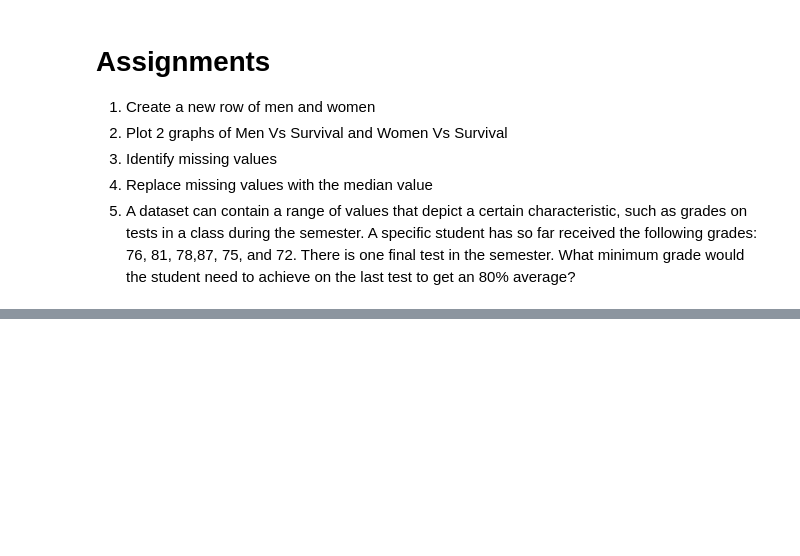
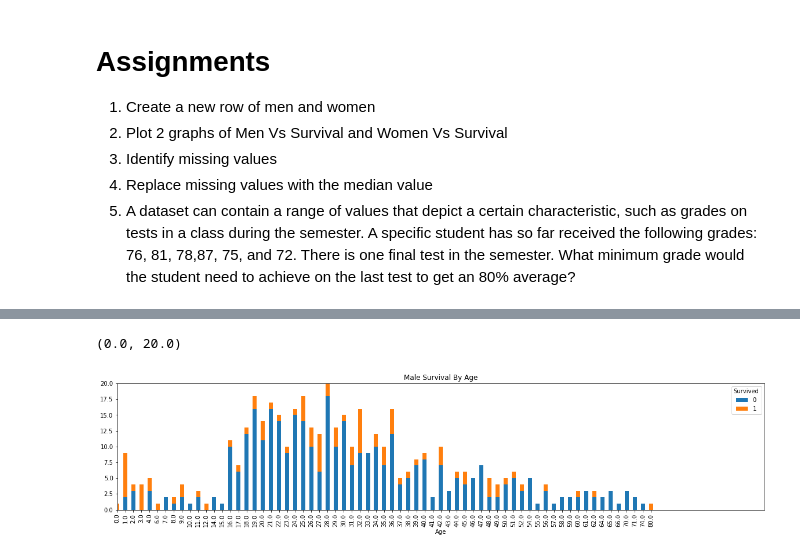
Before and after one commit to kanacb/pythonIN10hrs, a Jupyter notebook: Lesson5.ipynb, the cells around one changed output, grey strips where cells are left out. Drawn from its saved outputs; the diff is of its cells as text; code cells hidden in the pictures; blank space fills up the shorter version.

```diff
--- a/Lesson5.ipynb
+++ b/Lesson5.ipynb
@@ -134,3 +194,6 @@ for feature in feature_list:
 3. Identify missing values
 4. Replace missing values with the median value
 5. A dataset can contain a range of values that depict a certain characteristic, such as grades on tests in a class during the semester. A specific student has so far received the following grades: 76, 81, 78,87, 75, and 72. There is one final test in the semester. What minimum grade would the student need to achieve on the last test to get an 80% average?
+# %%
+men = data_raw[data_raw['Sex']=='male'].round(0)
+men
@@ -136,0 +239,8 @@ for feature in feature_list:
+# %%
+men_plot = men.groupby(['Survived','Age']).size().reset_index().pivot(columns="Survived",index="Age",values=0)
+ax = men_plot.plot(kind="bar",stacked=True,figsize=(20,4),title="Male Survival By Age")
+ax.set_xlim(0,80)
+ax.set_ylim(0,20)
+# %% [output]
+(0.0, 20.0)
+[figure, added]
```
Also changed, not shown: parts of 12 cells of this notebook.
